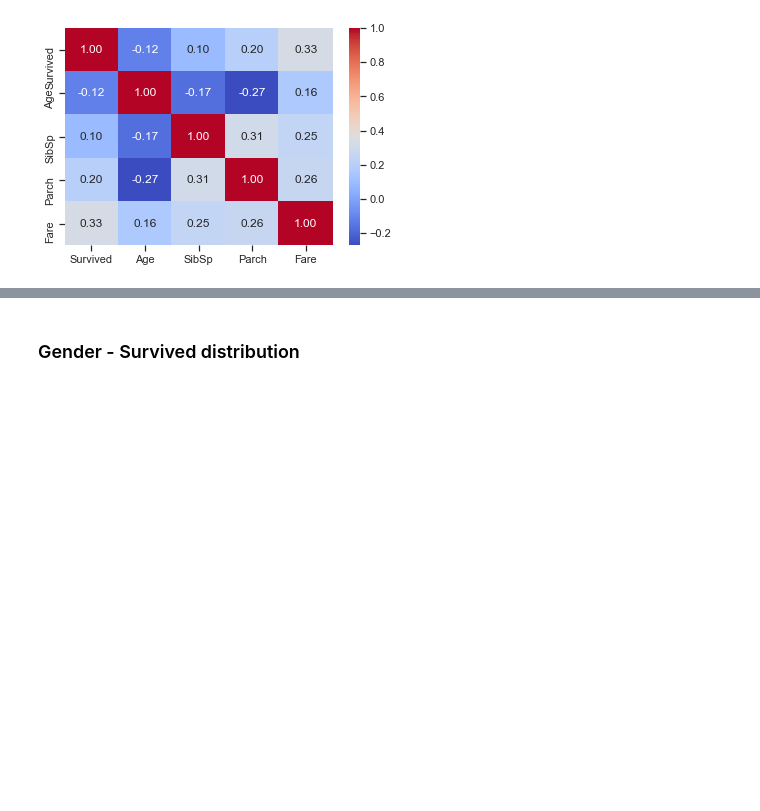
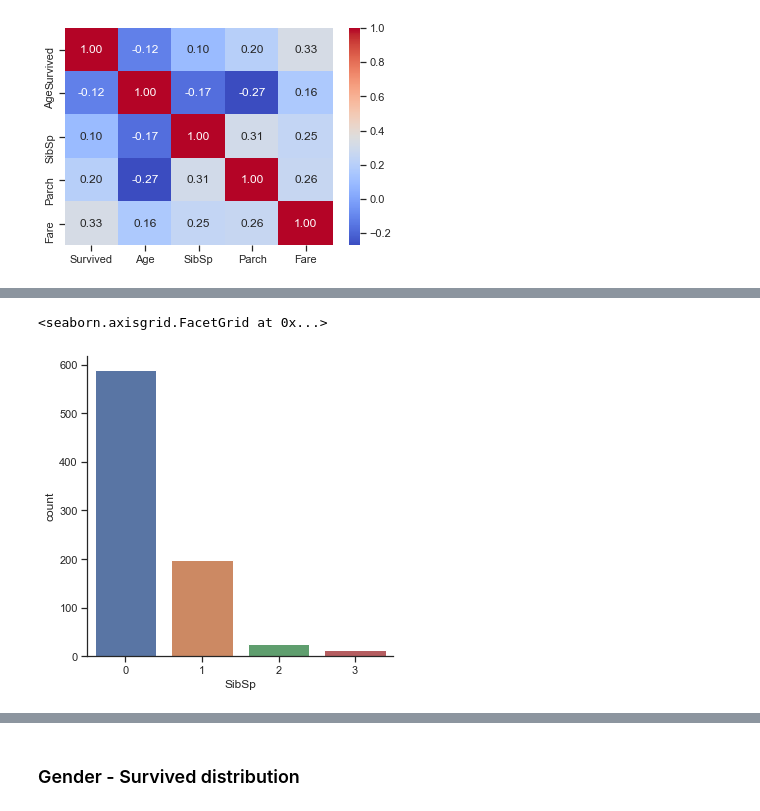
Before and after one commit to s3bc40/kaggle_competitions, a Jupyter notebook: titanic/Titanic feature engineering.ipynb, the cells around one changed output, grey strips where cells are left out. Drawn from its saved outputs; the diff is of its cells as text; code cells hidden in the pictures; blank space fills up the shorter version.

```diff
--- a/titanic/Titanic feature engineering.ipynb
+++ b/titanic/Titanic feature engineering.ipynb
@@ -202,0 +282,6 @@ sns.heatmap(
+# %%
+# Count of Sibling and Spouse in sample
+sns.catplot(x="SibSp", kind="count", data=train_ot)
+# %% [output]
+<seaborn.axisgrid.FacetGrid at 0x...>
+[figure, added]
```
Also changed, not shown: parts of 20 cells of this notebook.
